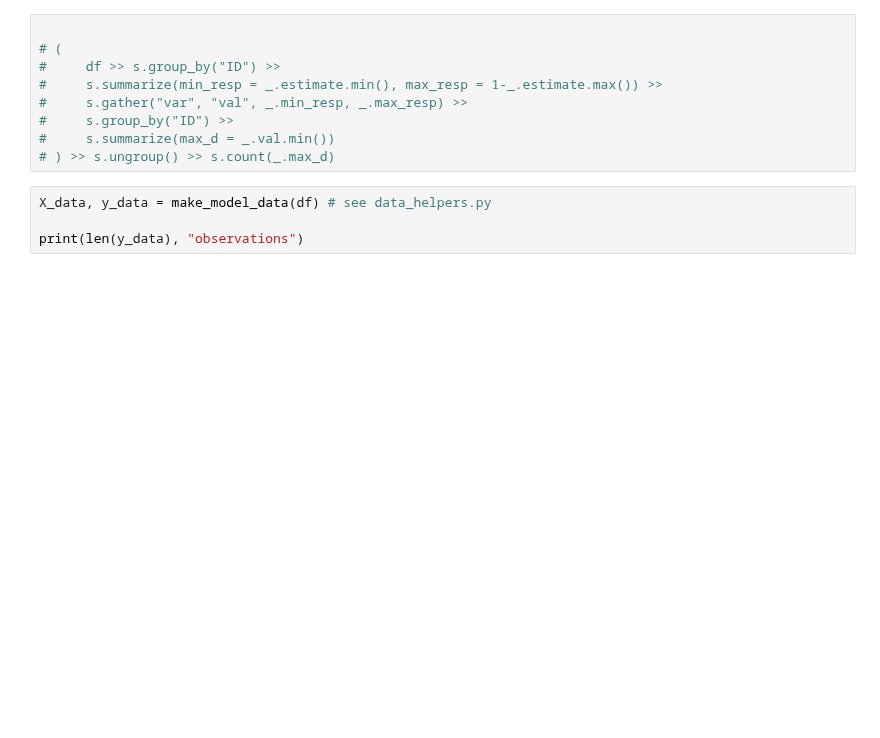
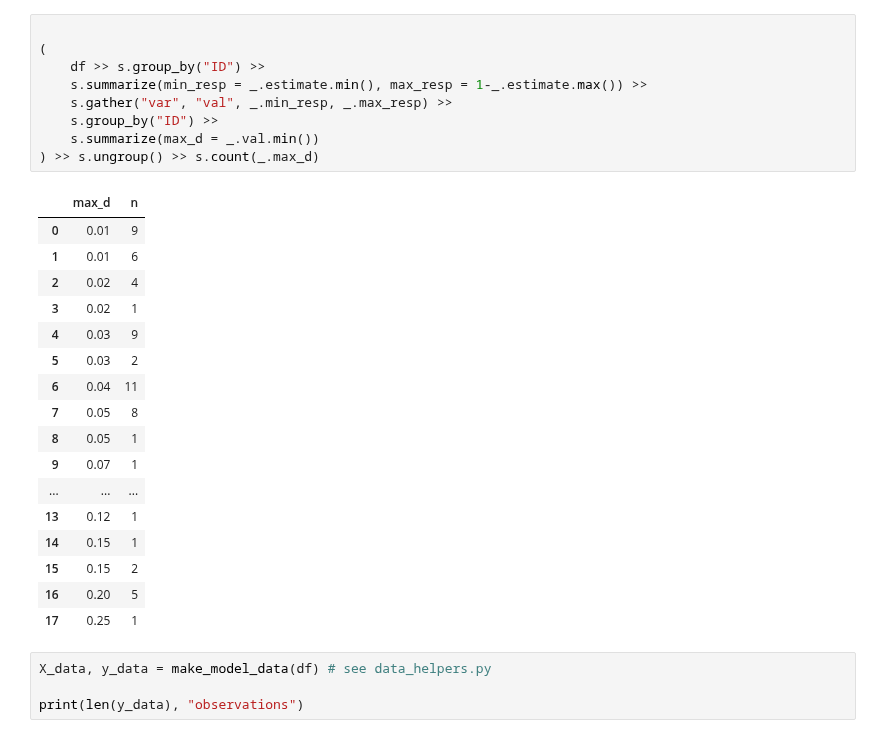
Before and after one commit to derekpowell/bayesian-sampler, a Jupyter notebook: obsolete/bsampler-numpyro-exp2-newanalysis.ipynb, the cells around one changed output. Drawn from its saved outputs; the diff is of its cells as text; blank space fills up the shorter version.

```diff
--- a/bsampler-numpyro-exp2-newanalysis-rounding.ipynb
+++ b/obsolete/bsampler-numpyro-exp2-newanalysis.ipynb
@@ -84,12 +84,30 @@ df.head(20)
 # %%
 
-# (
-#     df >> s.group_by("ID") >>
-#     s.summarize(min_resp = _.estimate.min(), max_resp = 1-_.estimate.max()) >>
-#     s.gather("var", "val", _.min_resp, _.max_resp) >>
-#     s.group_by("ID") >>
-#     s.summarize(max_d = _.val.min())
-# ) >> s.ungroup() >> s.count(_.max_d)
+(
+    df >> s.group_by("ID") >>
+    s.summarize(min_resp = _.estimate.min(), max_resp = 1-_.estimate.max()) >>
+    s.gather("var", "val", _.min_resp, _.max_resp) >>
+    s.group_by("ID") >>
+    s.summarize(max_d = _.val.min())
+) >> s.ungroup() >> s.count(_.max_d)
+# %% [output]
+|  | max_d | n |
+| 0 | 0.01 | 9 |
+| 1 | 0.01 | 6 |
+| 2 | 0.02 | 4 |
+| 3 | 0.02 | 1 |
+| 4 | 0.03 | 9 |
+| 5 | 0.03 | 2 |
+| 6 | 0.04 | 11 |
+| 7 | 0.05 | 8 |
+| 8 | 0.05 | 1 |
+| 9 | 0.07 | 1 |
+| ... | ... | ... |
+| 13 | 0.12 | 1 |
+| 14 | 0.15 | 1 |
+| 15 | 0.15 | 2 |
+| 16 | 0.20 | 5 |
+| 17 | 0.25 | 1 |
 # %%
 X_data, y_data = make_model_data(df) # see data_helpers.py
 
```
Also changed, not shown: parts of 22 cells of this notebook, 28 other files.
